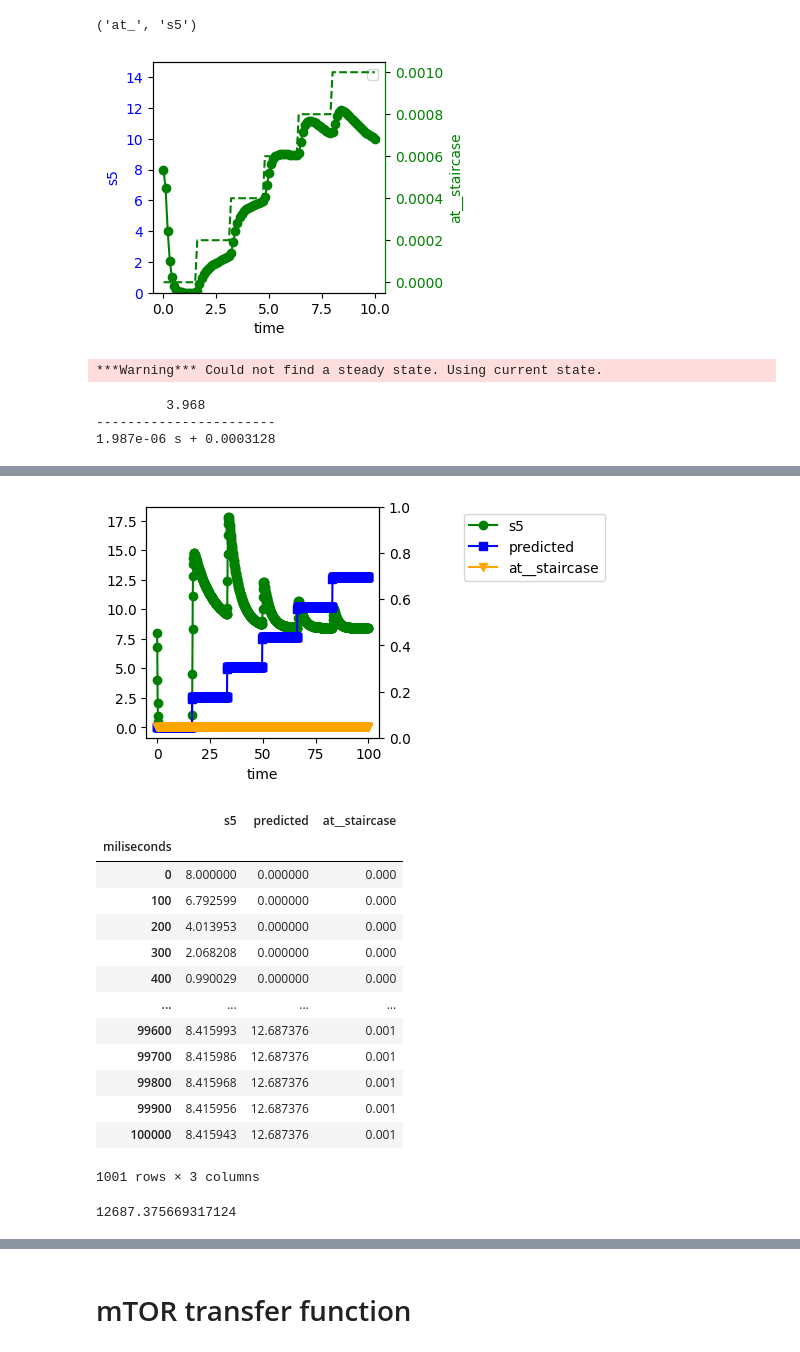
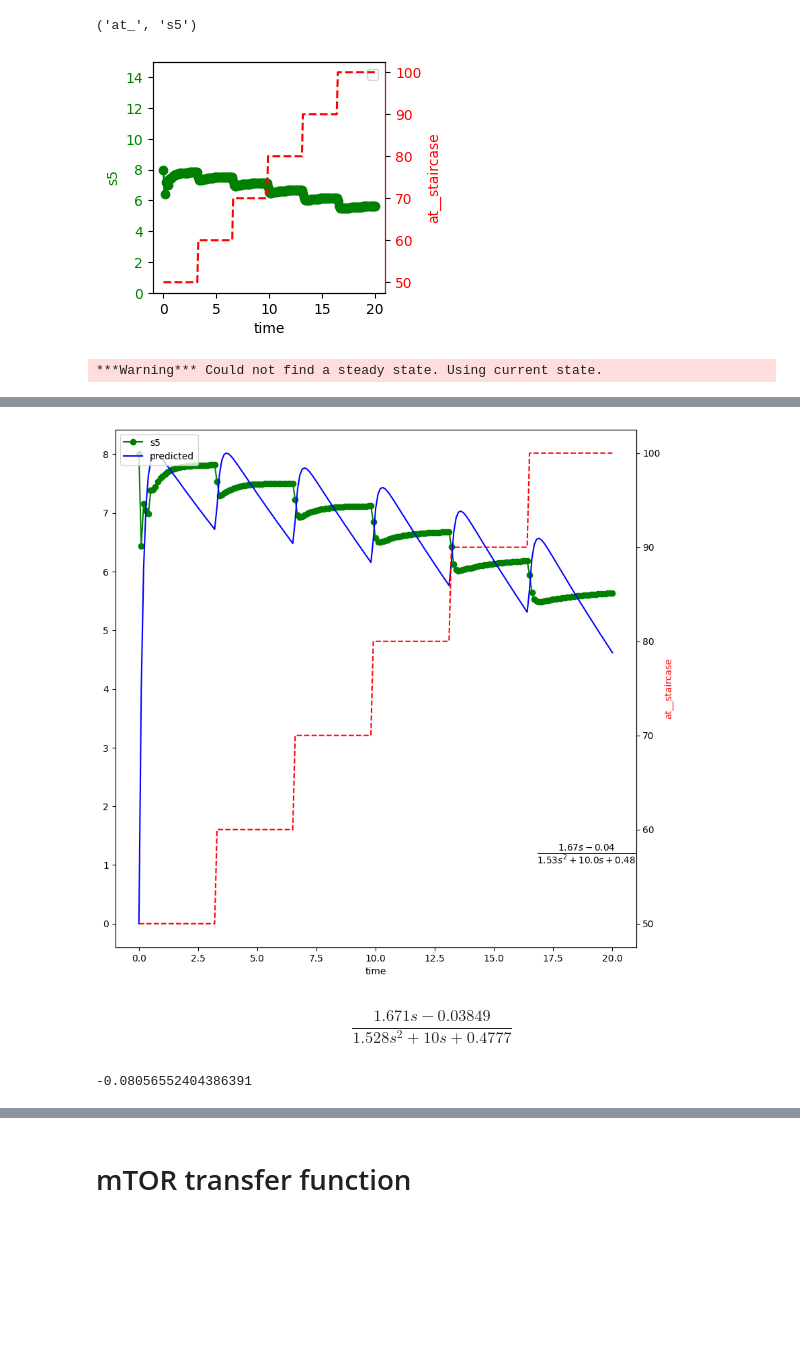
Before and after one commit to joseph-hellerstein/advanced-controls-lectures, a Jupyter notebook: classes/winter_2023/lectures/lecture_11_12-system-identification/system_identification.ipynb, the cells around one changed output, grey strips where cells are left out. Saved outputs shown, nothing was run; the diff lists cells and outputs as text; code cells hidden in the pictures; blank space fills up the shorter version.

```diff
--- a/classes/winter_2023/lectures/lecture_11_12-system-identification/system_identification.ipynb
+++ b/classes/winter_2023/lectures/lecture_11_12-system-identification/system_identification.ipynb
@@ -248,23 +234,20 @@ ctl.plotOneTS(fitter_result.time_series, figsize=(3,3), legend_crd=(2, 1))
 # %% [markdown]
 #  Wolf Transfer Function
 # %%
-WOLF_BUILDER = WOLF_CTLSB.makeSISOTransferFunctionBuilder(is_fixed_input_species=True)
+WOLF_CTLSB = ctl.ControlSBML(WOLF_MODEL, input_names=["at_"], output_names=["s5"])
+WOLF_BUILDER = WOLF_CTLSB.makeSISOTransferFunctionBuilder(is_fixed_input_species=False)
 WOLF_BUILDER.input_name, WOLF_BUILDER.output_name
 # %% [output]
 ('at_', 's5')
 # %%
-WOLF_STAIRCASE = ctl.Staircase(initial_value=0, final_value=0.001, num_step=5)
-response_ts = WOLF_BUILDER.makeStaircaseResponse(staircase=WOLF_STAIRCASE, figsize=(1,2), legend_crd=(0.5, 1), end_time=10)
+WOLF_STAIRCASE = ctl.Staircase(initial_value=50, final_value=100, num_step=5)
+response_ts = WOLF_BUILDER.makeStaircaseResponse(staircase=WOLF_STAIRCASE, figsize=(1,2), legend_crd=(0.5, 1), end_time=20)
 # %%
 WOLF_BUILDER.plotStaircaseResponse(response_ts, figsize=(3,3), legend_crd=(0.5, 1), ylim=[0, 15])
 # %% [output]
-[figure, old version]
+[figure, new version]
 # %%
-fitter_result = WOLF_BUILDER.fitTransferFunction(num_numerator=1, num_denominator=2, staircase=WOLF_STAIRCASE, end_time=100)
-print(fitter_result.transfer_function)
-ctl.plotOneTS(fitter_result.time_series, figsize=(3,3), legend_crd=(2, 1))
+fitter_result = WOLF_BUILDER.fitTransferFunction(num_numerator=2, num_denominator=3, staircase=WOLF_STAIRCASE, end_time=20)
+WOLF_BUILDER.plotFitTransferFunction(fitter_result)
 # %% [output]
 ***Warning*** Could not find a steady state. Using current state.
-         3.968
------------------------
-1.987e-06 s + 0.0003128
@@ -272,22 +254,9 @@ ctl.plotOneTS(fitter_result.time_series, figsize=(3,3), legend_crd=(2, 1))
-[figure, old version]
+[figure, new version]
-# %%
-fitter_result.time_series
-# %% [output]
-|  | s5 | predicted | at__staircase |
-| miliseconds |  |  |  |
-| 0 | 8.000000 | 0.000000 | 0.000 |
-| 100 | 6.792599 | 0.000000 | 0.000 |
-| 200 | 4.013953 | 0.000000 | 0.000 |
-| 300 | 2.068208 | 0.000000 | 0.000 |
-| 400 | 0.990029 | 0.000000 | 0.000 |
-| ... | ... | ... | ... |
-| 99600 | 8.415993 | 12.687376 | 0.001 |
-| 99700 | 8.415986 | 12.687376 | 0.001 |
-| 99800 | 8.415968 | 12.687376 | 0.001 |
-| 99900 | 8.415956 | 12.687376 | 0.001 |
-| 100000 | 8.415943 | 12.687376 | 0.001 |
-1001 rows × 3 columns
+# %%
+fitter_result.transfer_function
+# %% [output]
+$$\frac{1.671 s - 0.03849}{1.528 s^2 + 10 s + 0.4777}$$
 # %%
 fitter_result.transfer_function.dcgain()
 # %% [output]
-12687.375669317124
+-0.08056552404386391
```
Also changed, not shown: parts of 31 cells of this notebook, 1 other file.
